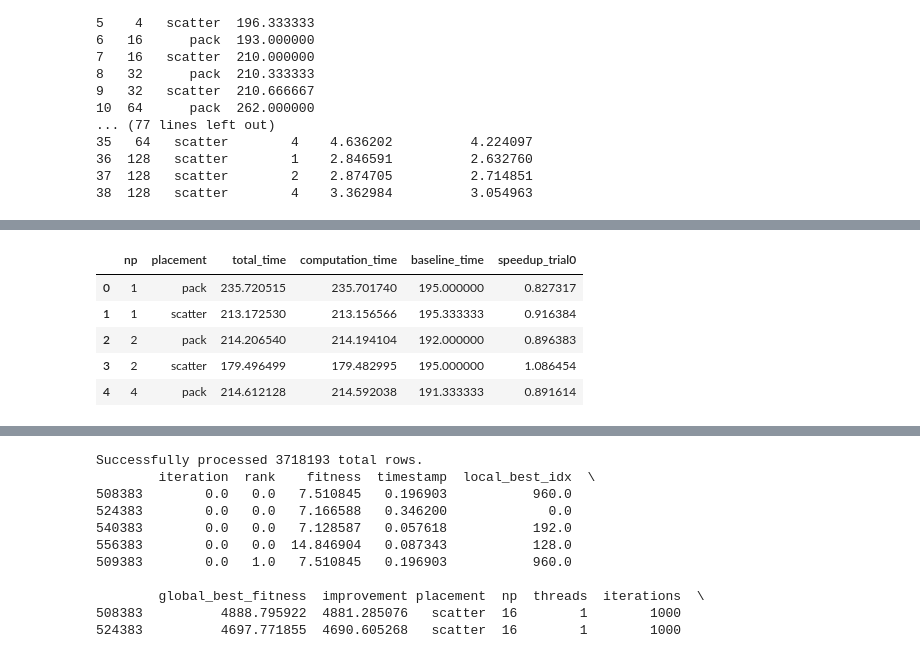
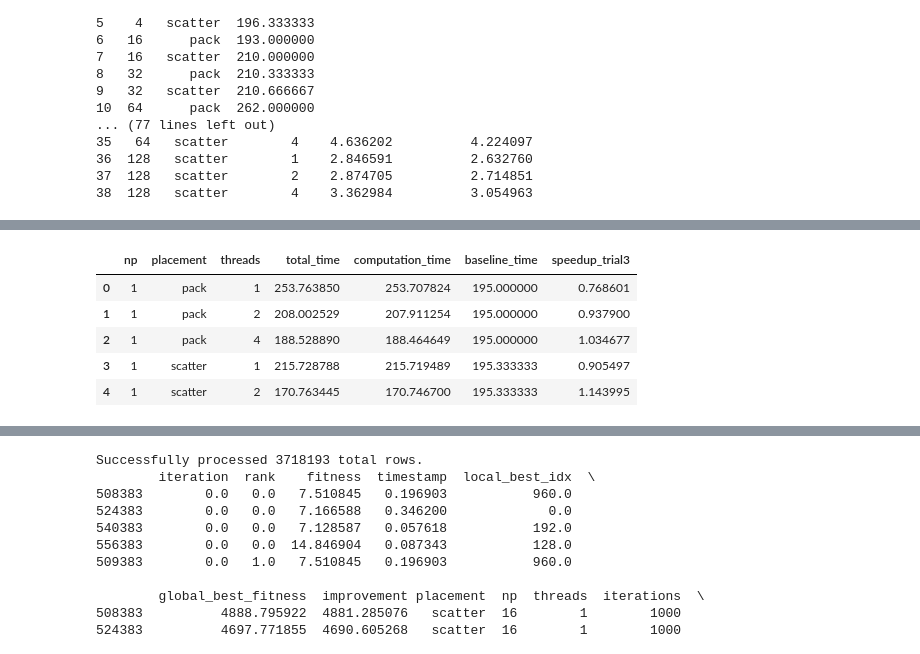
Before and after one commit to HFR1994/hpc_prro, a Jupyter notebook: logs/analysis.ipynb, the cells around one changed output, grey strips where cells are left out. Cells and saved outputs as stored; diff of their text form; code cells hidden in the pictures.

```diff
--- a/logs/analysis.ipynb
+++ b/logs/analysis.ipynb
@@ -230,11 +344,11 @@ results2 = calculate_implementation_speedup(summary_table2, 'trial2')
 # Trial 3 (MPI + OpenMP Hybrid)
 results3 = calculate_implementation_speedup(summary_table3, 'trial3')
 # %%
-results0.head(5)
+results3.head(5)
 # %% [output]
-|  | np | placement | total_time | computation_time | baseline_time | speedup_trial0 |
-| 0 | 1 | pack | 235.720515 | 235.701740 | 195.000000 | 0.827317 |
-| 1 | 1 | scatter | 213.172530 | 213.156566 | 195.333333 | 0.916384 |
-| 2 | 2 | pack | 214.206540 | 214.194104 | 192.000000 | 0.896383 |
-| 3 | 2 | scatter | 179.496499 | 179.482995 | 195.000000 | 1.086454 |
-| 4 | 4 | pack | 214.612128 | 214.592038 | 191.333333 | 0.891614 |
+|  | np | placement | threads | total_time | computation_time | baseline_time | speedup_trial3 |
+| 0 | 1 | pack | 1 | 253.763850 | 253.707824 | 195.000000 | 0.768601 |
+| 1 | 1 | pack | 2 | 208.002529 | 207.911254 | 195.000000 | 0.937900 |
+| 2 | 1 | pack | 4 | 188.528890 | 188.464649 | 195.000000 | 1.034677 |
+| 3 | 1 | scatter | 1 | 215.728788 | 215.719489 | 195.333333 | 0.905497 |
+| 4 | 1 | scatter | 2 | 170.763445 | 170.746700 | 195.333333 | 1.143995 |
```
Also changed, not shown: parts of 13 cells of this notebook, 8 other files.
